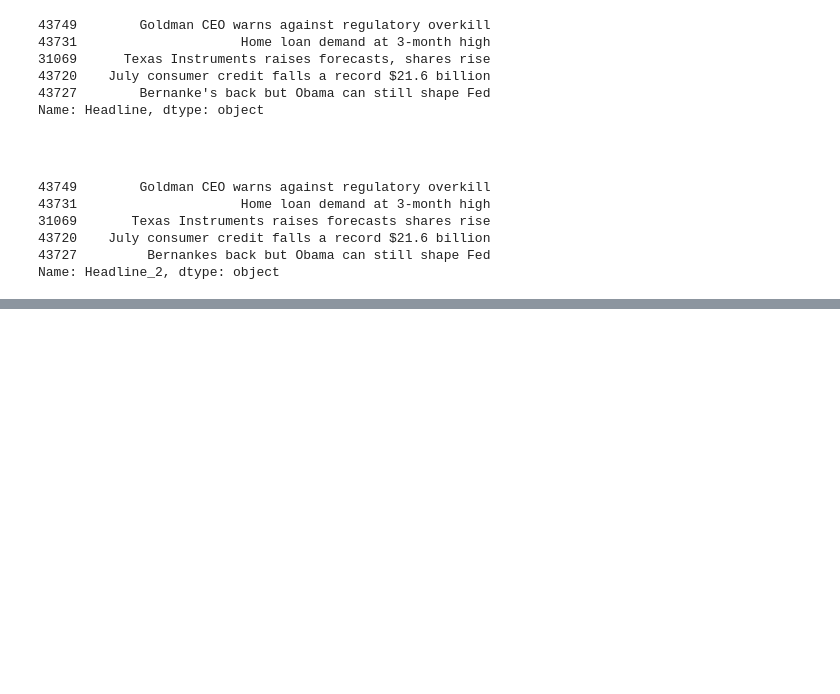
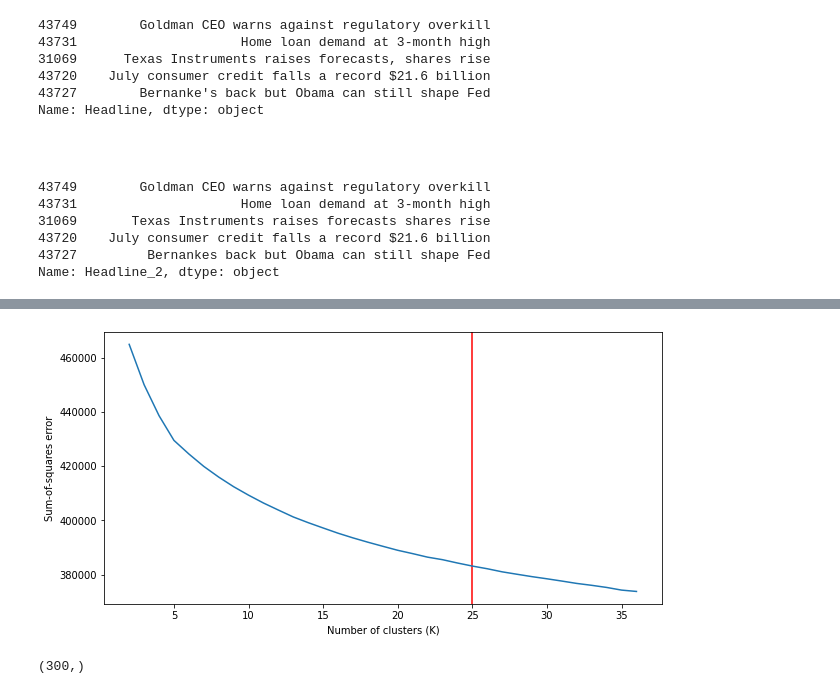
Before and after one commit to abhinavgairola/Anomaly_Detection_OTC_Market, a Jupyter notebook: Capstone_3.ipynb, the cells around one changed output, grey strips where cells are left out. Cells and saved outputs as stored; diff of their text form; code cells hidden in the pictures; blank space fills up the shorter version.

```diff
--- a/Capstone_3.ipynb
+++ b/Capstone_3.ipynb
@@ -145,0 +214,9 @@ Data_Article_Headline[Data_Article_Headline.Headline.str.startswith('Sony')].sor
+# %%
+plt.figure(figsize=(10,5))
+plt.axvline(25,color='red')
+plt.plot(range(2,len(S)+2),S)
+plt.ylabel(r'Sum-of-squares error')
+plt.xlabel(r'Number of clusters (K)')
+plt.show()
+# %% [output]
+[figure, added]
@@ -145,0 +235,4 @@ Data_Article_Headline[Data_Article_Headline.Headline.str.startswith('Sony')].sor
+# %%
+ABC[0][0].shape
+# %% [output]
+(300,)
```
Also changed, not shown: parts of 21 cells of this notebook.
